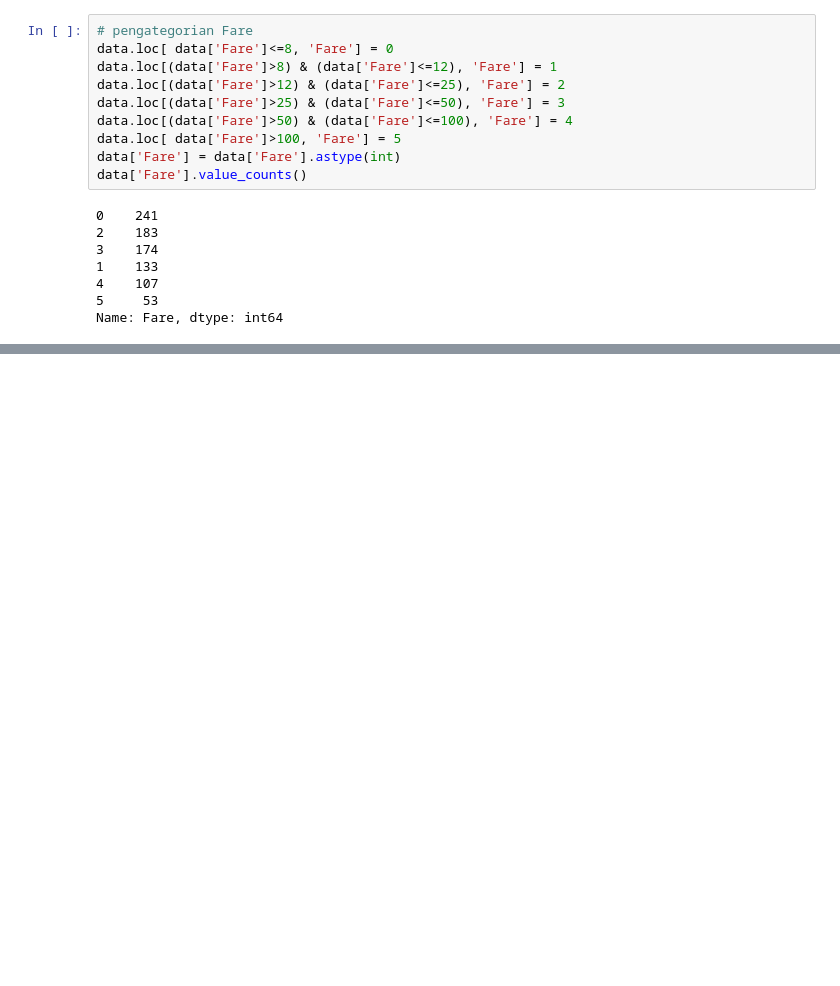
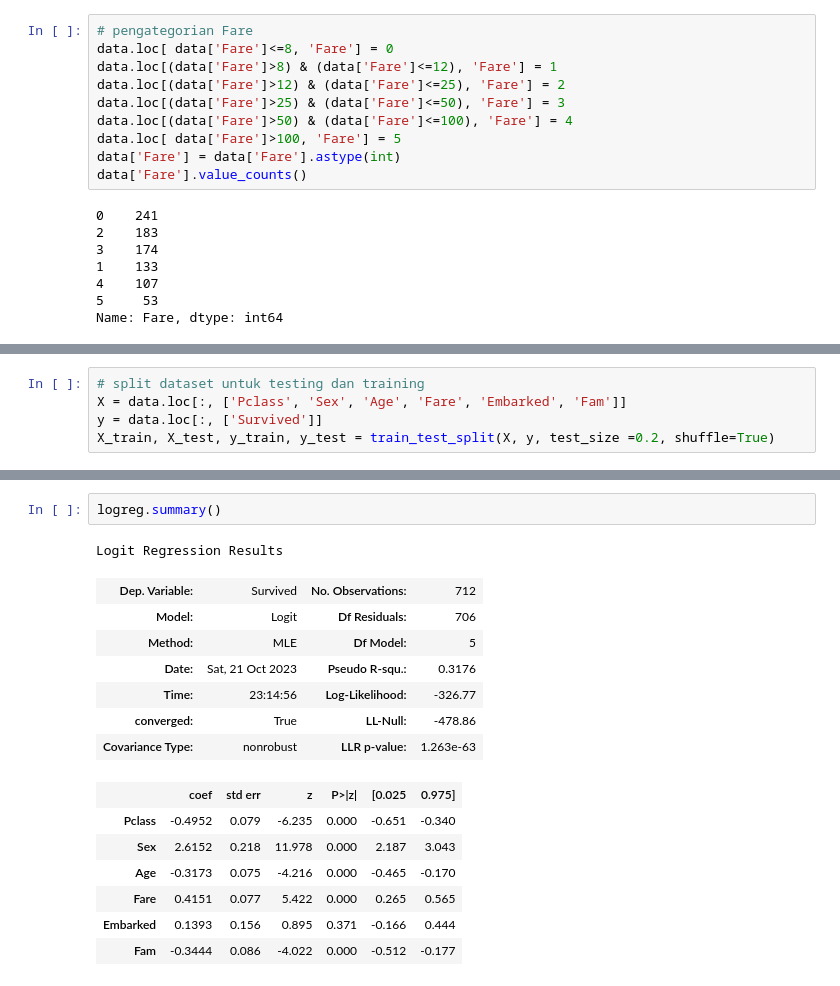
Before and after one commit to Nyanderfull/ML_Titinik, a Jupyter notebook: titanic.ipynb, the cells around one changed output, grey strips where cells are left out. Cells and saved outputs as stored; diff of their text form; blank space fills up the shorter version.

Commit message:
semua kecuali null hypo dan cari predictor

```diff
--- a/titanic.ipynb
+++ b/titanic.ipynb
@@ -303,0 +308,5 @@ data.head()
+# %%
+# split dataset untuk testing dan training
+X = data.loc[:, ['Pclass', 'Sex', 'Age', 'Fare', 'Embarked', 'Fam']]
+y = data.loc[:, ['Survived']]
+X_train, X_test, y_train, y_test = train_test_split(X, y, test_size =0.2, shuffle=True)
@@ -303,0 +321,18 @@ data.head()
+# %%
+logreg.summary()
+# %% [output]
+Logit Regression Results
+| Dep. Variable: | Survived | No. Observations: | 712 |
+| Model: | Logit | Df Residuals: | 706 |
+| Method: | MLE | Df Model: | 5 |
+| Date: | Sat, 21 Oct 2023 | Pseudo R-squ.: | 0.3176 |
+| Time: | 23:14:56 | Log-Likelihood: | -326.77 |
+| converged: | True | LL-Null: | -478.86 |
+| Covariance Type: | nonrobust | LLR p-value: | 1.263e-63 |
+|  | coef | std err | z | P>|z| | [0.025 | 0.975] |
+| Pclass | -0.4952 | 0.079 | -6.235 | 0.000 | -0.651 | -0.340 |
+| Sex | 2.6152 | 0.218 | 11.978 | 0.000 | 2.187 | 3.043 |
+| Age | -0.3173 | 0.075 | -4.216 | 0.000 | -0.465 | -0.170 |
+| Fare | 0.4151 | 0.077 | 5.422 | 0.000 | 0.265 | 0.565 |
+| Embarked | 0.1393 | 0.156 | 0.895 | 0.371 | -0.166 | 0.444 |
+| Fam | -0.3444 | 0.086 | -4.022 | 0.000 | -0.512 | -0.177 |
```
Also changed, not shown: parts of 16 cells of this notebook, 1 other file.
